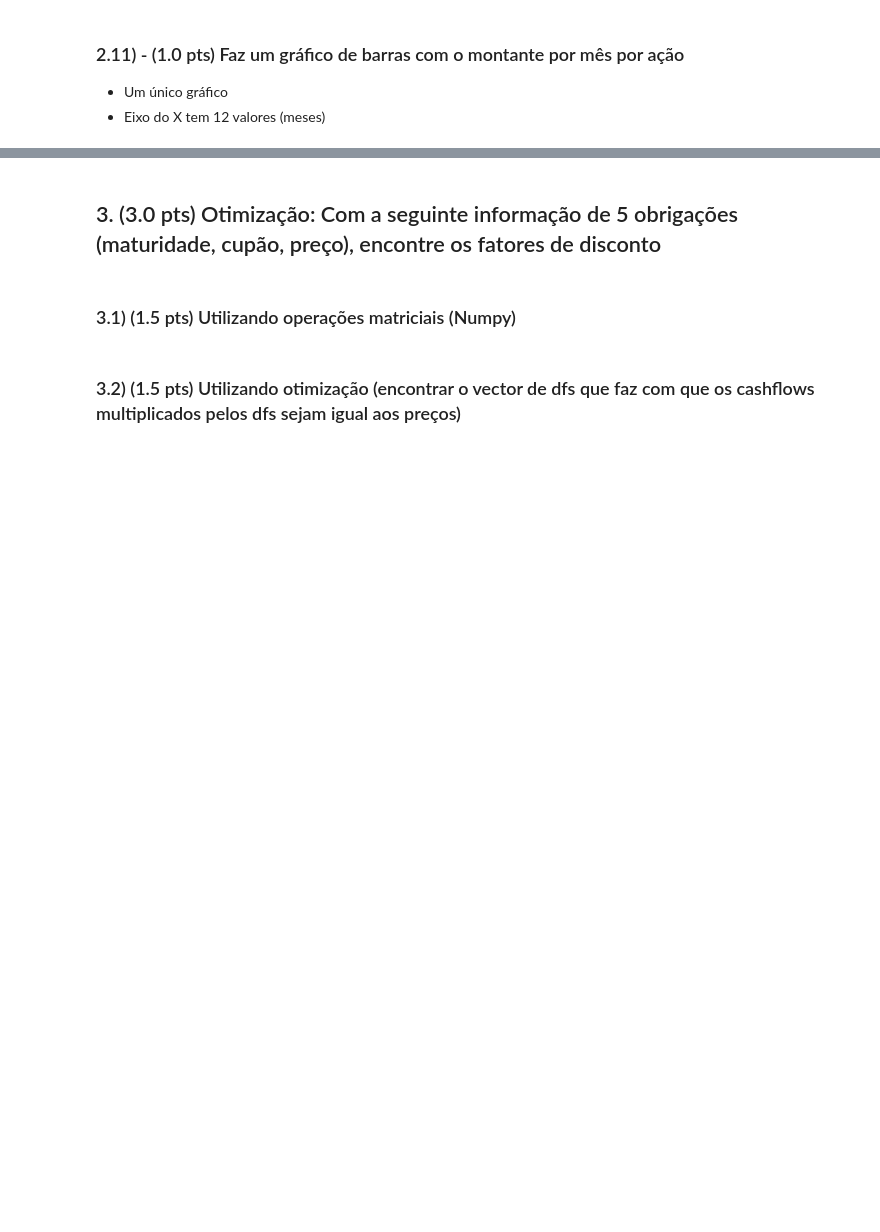
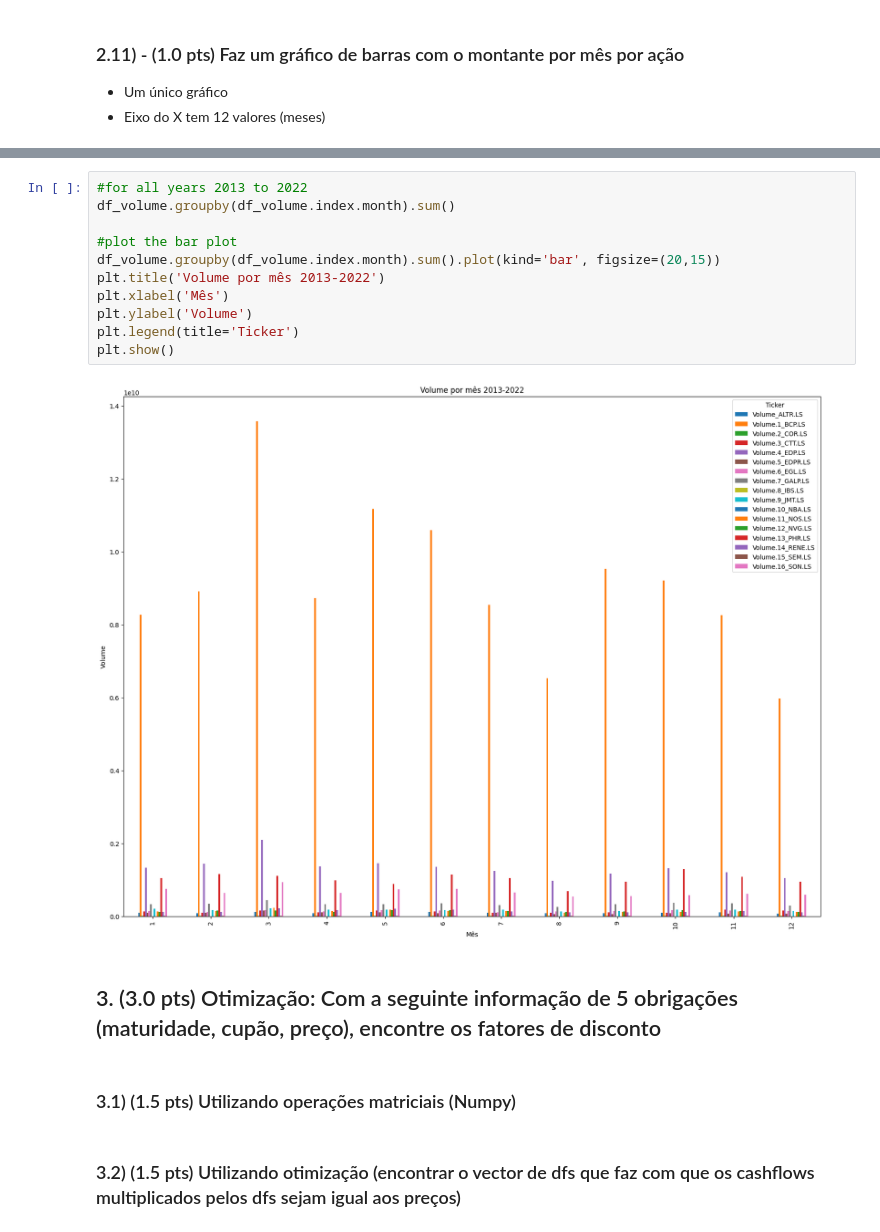
Before and after one commit to Brutosippon/projecto1, a Jupyter notebook: 2022 CF_GRUPO_K.ipynb, the cells around one changed output, grey strips where cells are left out. Saved outputs shown, nothing was run; the diff lists cells and outputs as text; blank space fills up the shorter version.

```diff
--- a/2022 CF_GRUPO_K.ipynb
+++ b/2022 CF_GRUPO_K.ipynb
@@ -531,3 +620,16 @@ date
+# %%
+#for all years 2013 to 2022
+df_volume.groupby(df_volume.index.month).sum()
+
+#plot the bar plot
+df_volume.groupby(df_volume.index.month).sum().plot(kind='bar', figsize=(20,15))
+plt.title('Volume por mês 2013-2022')
+plt.xlabel('Mês')
+plt.ylabel('Volume')
+plt.legend(title='Ticker')
+plt.show()
+# %% [output]
+[figure, added]
 # %% [markdown]
 ## 3. (3.0 pts) Otimização: Com a seguinte informação de 5 obrigações (maturidade, cupão, preço), encontre os fatores de disconto
 # %% [markdown]
```
Also changed, not shown: parts of 19 cells of this notebook.
